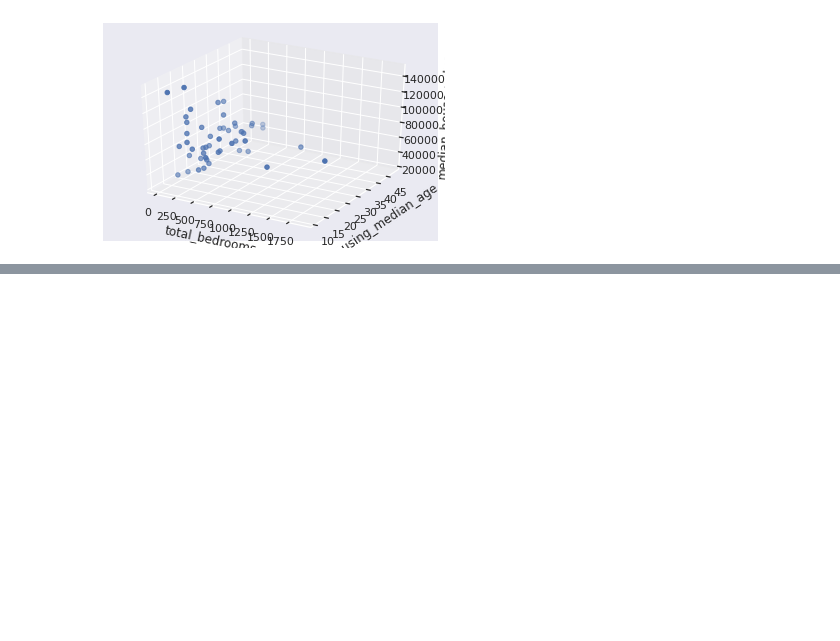
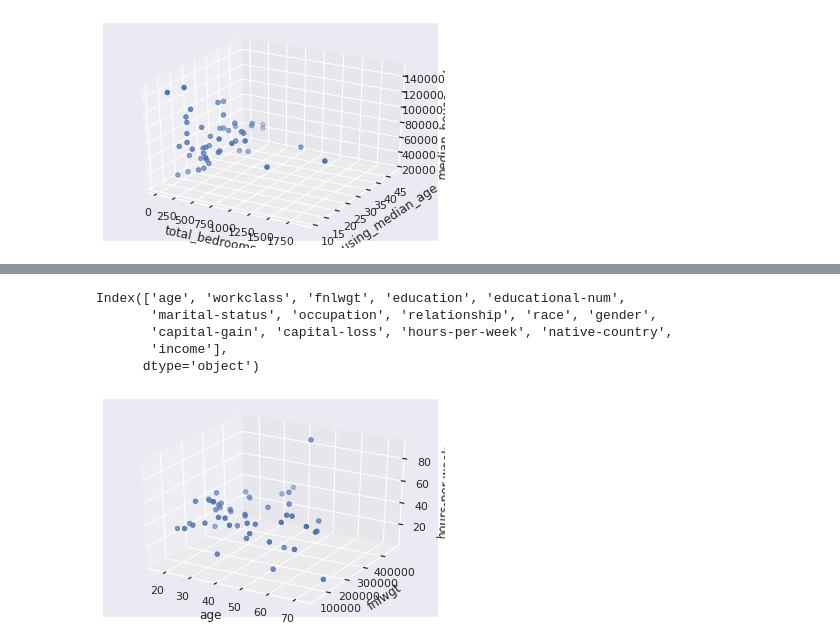
Before and after one commit to LalithaEvani/fmml20211041, a Jupyter notebook: Copy_of_FMML_M1L2_Features_Feb22.ipynb, the cells around one changed output, grey strips where cells are left out. Drawn from its saved outputs; the diff is of its cells as text; code cells hidden in the pictures; blank space fills up the shorter version.

```diff
--- a/Copy_of_FMML_M1L2_Features_Feb22.ipynb
+++ b/Copy_of_FMML_M1L2_Features_Feb22.ipynb
@@ -538,0 +549,3 @@ plt.show()
+# %%
+
+df = pd.read_csv('/content/drive/MyDrive/adult.csv')
@@ -538,0 +561,35 @@ plt.show()
+# %%
+df.columns
+# %% [output]
+Index(['age', 'workclass', 'fnlwgt', 'education', 'educational-num',
+       'marital-status', 'occupation', 'relationship', 'race', 'gender',
+       'capital-gain', 'capital-loss', 'hours-per-week', 'native-country',
+       'income'],
+      dtype='object')
+# %%
+df = df.rename(columns={'oldName1': 'newName1', 'oldName2': 'newName2'})
+# %%
+import matplotlib.pyplot as plt
+import pandas as pd
+import seaborn as sns
+from mpl_toolkits.mplot3d import Axes3D
+
+
+sns.set(style = "darkgrid")
+
+fig = plt.figure()
+ax = fig.add_subplot(111, projection = '3d')
+
+x = df['age'][:50]
+y = df['fnlwgt'][:50]
+z = df['hours-per-week'][:50]
+
+ax.set_xlabel("age")
+ax.set_ylabel("fnlwgt")
+ax.set_zlabel("hours-per-week")
+
+ax.scatter(x, y, z)
+
+plt.show()
+# %% [output]
+[figure, added]
```
Also changed, not shown: parts of 10 cells of this notebook.
